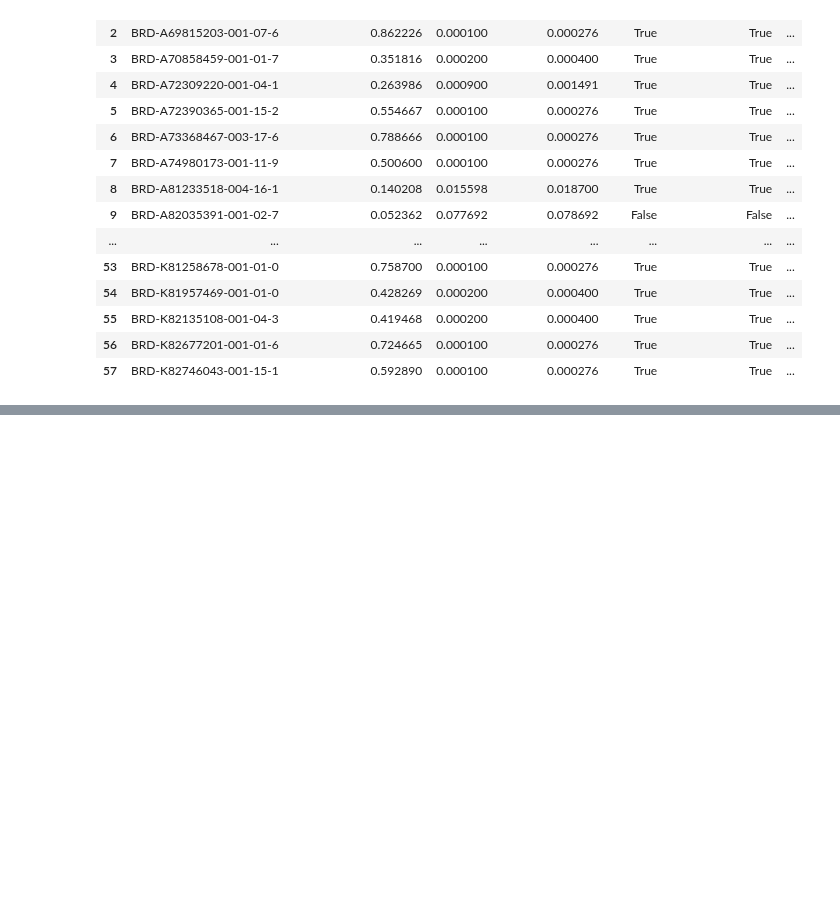
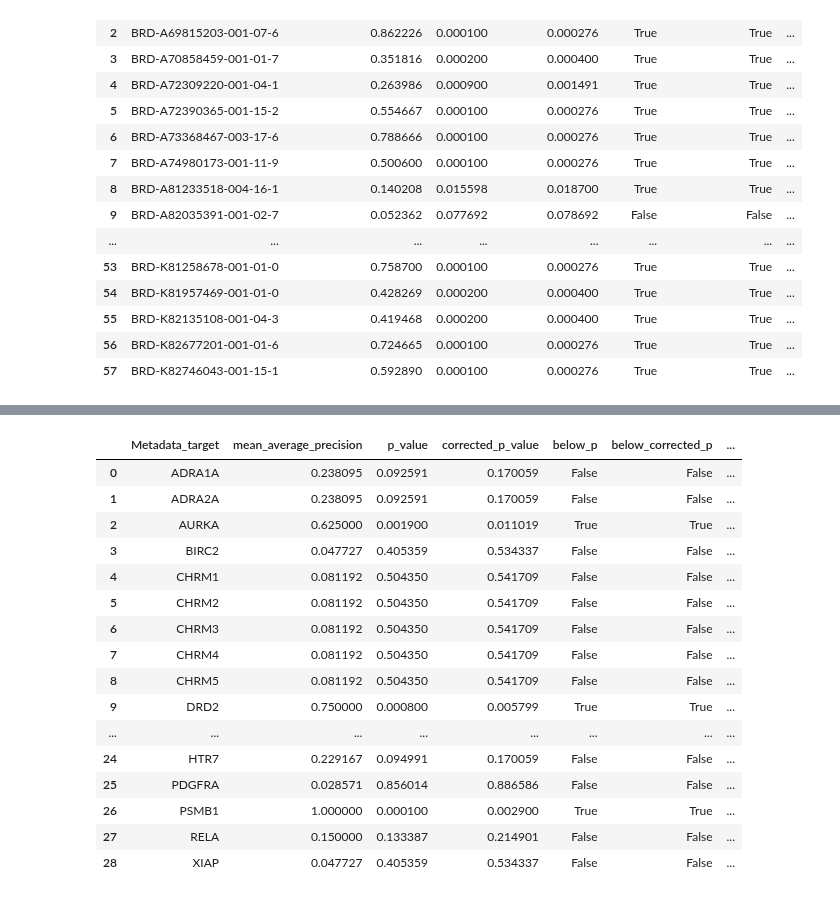
Before and after one commit to cytomining/copairs, a Jupyter notebook: examples/demo.ipynb, the cells around one changed output, grey strips where cells are left out. Drawn from its saved outputs; the diff is of its cells as text; code cells hidden in the pictures; blank space fills up the shorter version.

```diff
--- a/examples/demo.ipynb
+++ b/examples/demo.ipynb
@@ -134,0 +245,22 @@ plt.show()
+# %%
+map_scores = map.mean_average_precision(ap_scores, pos_sameby, null_size=10000, threshold=0.05, seed=0)
+map_scores["-log10(p-value)"] = -map_scores["corrected_p_value"].apply(np.log10)
+map_scores.head(10)
+# %% [output]
+|  | Metadata_target | mean_average_precision | p_value | corrected_p_value | below_p | below_corrected_p | ... |
+| 0 | ADRA1A | 0.238095 | 0.092591 | 0.170059 | False | False | ... |
+| 1 | ADRA2A | 0.238095 | 0.092591 | 0.170059 | False | False | ... |
+| 2 | AURKA | 0.625000 | 0.001900 | 0.011019 | True | True | ... |
+| 3 | BIRC2 | 0.047727 | 0.405359 | 0.534337 | False | False | ... |
+| 4 | CHRM1 | 0.081192 | 0.504350 | 0.541709 | False | False | ... |
+| 5 | CHRM2 | 0.081192 | 0.504350 | 0.541709 | False | False | ... |
+| 6 | CHRM3 | 0.081192 | 0.504350 | 0.541709 | False | False | ... |
+| 7 | CHRM4 | 0.081192 | 0.504350 | 0.541709 | False | False | ... |
+| 8 | CHRM5 | 0.081192 | 0.504350 | 0.541709 | False | False | ... |
+| 9 | DRD2 | 0.750000 | 0.000800 | 0.005799 | True | True | ... |
+| ... | ... | ... | ... | ... | ... | ... | ... |
+| 24 | HTR7 | 0.229167 | 0.094991 | 0.170059 | False | False | ... |
+| 25 | PDGFRA | 0.028571 | 0.856014 | 0.886586 | False | False | ... |
+| 26 | PSMB1 | 1.000000 | 0.000100 | 0.002900 | True | True | ... |
+| 27 | RELA | 0.150000 | 0.133387 | 0.214901 | False | False | ... |
+| 28 | XIAP | 0.047727 | 0.405359 | 0.534337 | False | False | ... |
```
Also changed, not shown: parts of 17 cells of this notebook.
